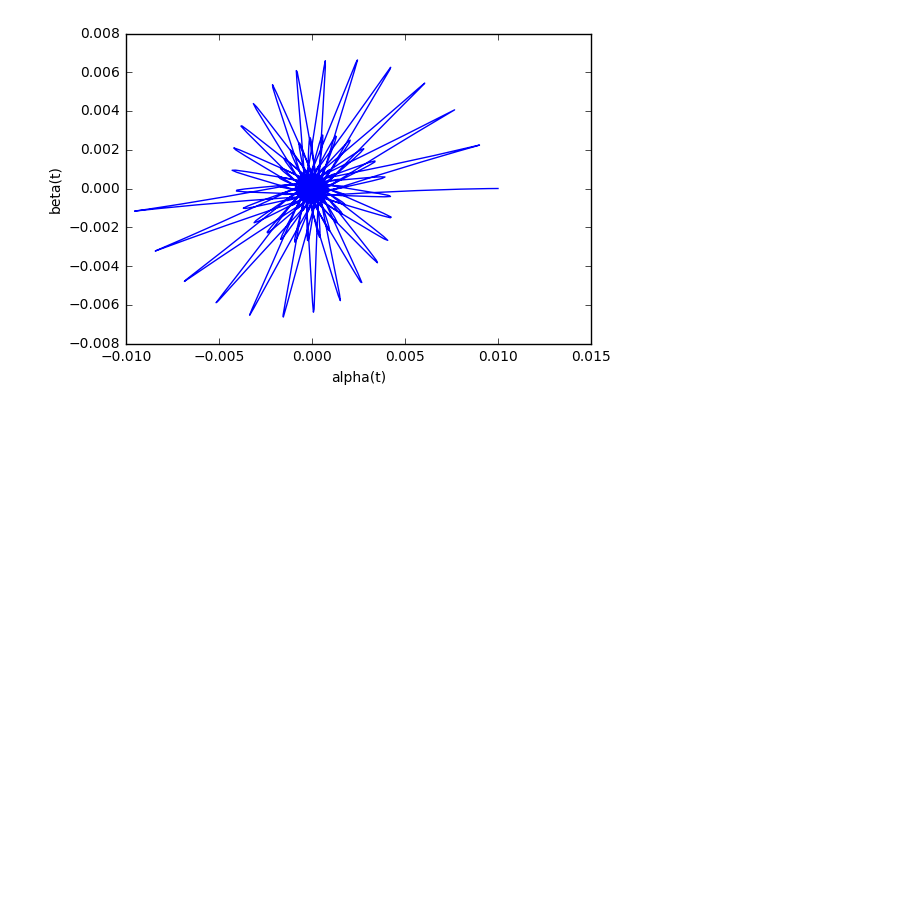
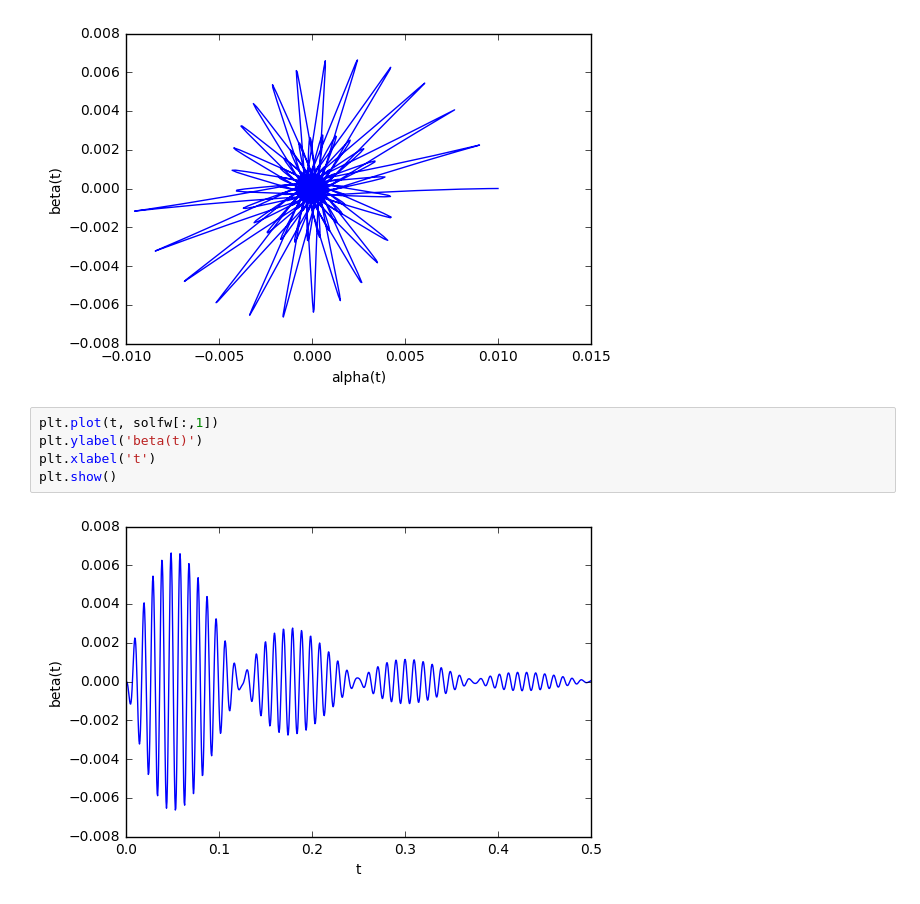
Before and after one commit to eduardofvdalmeida/Lista3-Topicos, a Jupyter notebook: Lista 3 - com amortecimento.ipynb, the cells around one changed output. Saved outputs shown, nothing was run; the diff lists cells and outputs as text; blank space fills up the shorter version.

```diff
--- a/Lista 3 - com amortecimento.ipynb
+++ b/Lista 3 - com amortecimento.ipynb
@@ -132,3 +132,10 @@ plt.xlabel('alpha(t)')
 plt.show()
 # %% [output]
 [figure]
+# %%
+plt.plot(t, solfw[:,1])
+plt.ylabel('beta(t)')
+plt.xlabel('t')
+plt.show()
+# %% [output]
+[figure, added]
```
Also changed, not shown: 1 other file.
